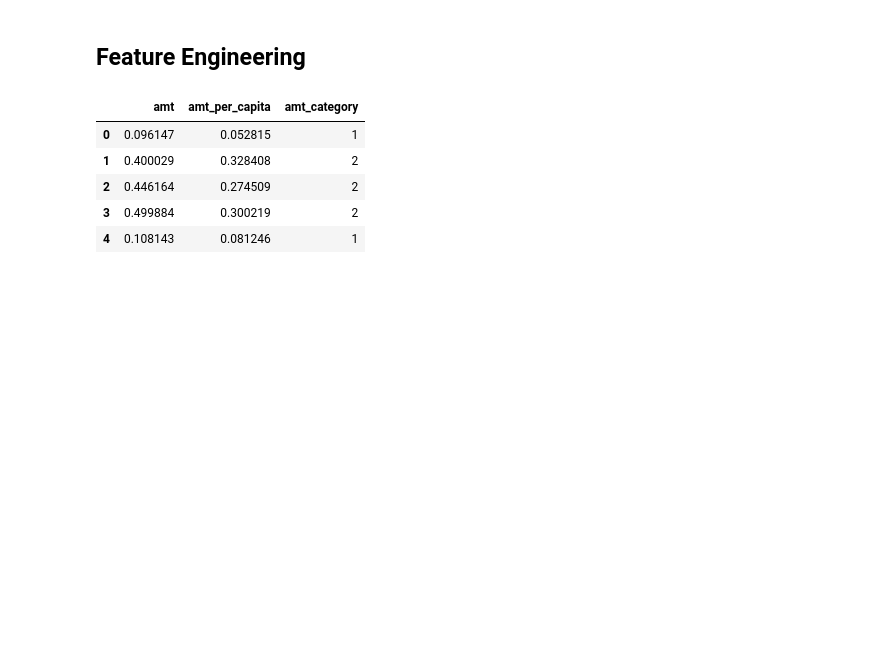
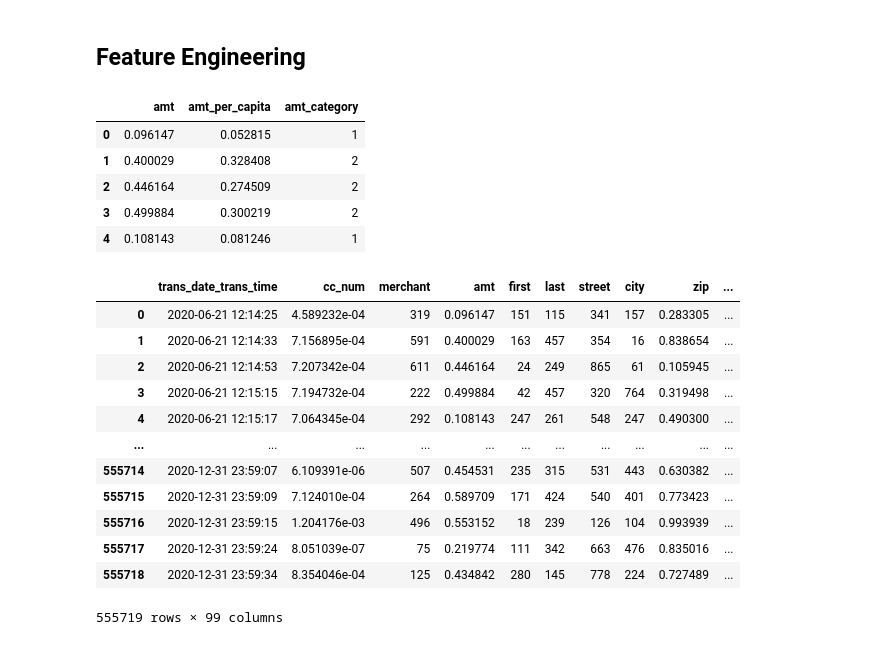
Before and after one commit to NadaManai/Credit-Card-Fraud-Detection, a Jupyter notebook: Data Cleaning.ipynb, the cells around one changed output. Saved outputs shown, nothing was run; the diff lists cells and outputs as text; code cells hidden in the pictures; blank space fills up the shorter version.

```diff
--- a/Data Cleaning.ipynb
+++ b/Data Cleaning.ipynb
@@ -371,7 +371,7 @@ def add_age_feature(df):
     df['age_group'] = pd.cut(
         df['age'],
         bins=[0, 25, 40, 60, 100],
-        labels=['Young', 'Adult', 'Mature', 'Senior']
+        labels=['0', '1', '2', '3'] # 0: young 1:adult 2: mature 3:senior
     )
 
     return df
@@ -407,0 +438,36 @@ train_df[["amt", "amt_per_capita", "amt_category"]].head()
+# %%
+# customer level aggregation features
+def add_customer_agg_features(train_df, test_df):
+    customer_stats = train_df.groupby("cc_num").agg(
+        avg_transaction_amt=("amt", "mean"),
+        std_transaction_amt=("amt", "std"),
+        transaction_count=("amt", "count")
+    ).reset_index()
+
+    train_df = train_df.merge(customer_stats, on="cc_num", how="left")
+
+    test_df = test_df.merge(customer_stats, on="cc_num", how="left")
+
+    train_df["std_transaction_amt"].fillna(0, inplace=True)
+    test_df["std_transaction_amt"].fillna(0, inplace=True)
+
+    return train_df, test_df
+
+
+train_df, test_df = add_customer_agg_features(train_df, test_df)
+# %%
+train_df
+# %% [output]
+|  | trans_date_trans_time | cc_num | merchant | amt | first | last | street | city | zip | ... |
+| 0 | 2020-06-21 12:14:25 | 4.589232e-04 | 319 | 0.096147 | 151 | 115 | 341 | 157 | 0.283305 | ... |
+| 1 | 2020-06-21 12:14:33 | 7.156895e-04 | 591 | 0.400029 | 163 | 457 | 354 | 16 | 0.838654 | ... |
+| 2 | 2020-06-21 12:14:53 | 7.207342e-04 | 611 | 0.446164 | 24 | 249 | 865 | 61 | 0.105945 | ... |
+| 3 | 2020-06-21 12:15:15 | 7.194732e-04 | 222 | 0.499884 | 42 | 457 | 320 | 764 | 0.319498 | ... |
+| 4 | 2020-06-21 12:15:17 | 7.064345e-04 | 292 | 0.108143 | 247 | 261 | 548 | 247 | 0.490300 | ... |
+| ... | ... | ... | ... | ... | ... | ... | ... | ... | ... | ... |
+| 555714 | 2020-12-31 23:59:07 | 6.109391e-06 | 507 | 0.454531 | 235 | 315 | 531 | 443 | 0.630382 | ... |
+| 555715 | 2020-12-31 23:59:09 | 7.124010e-04 | 264 | 0.589709 | 171 | 424 | 540 | 401 | 0.773423 | ... |
+| 555716 | 2020-12-31 23:59:15 | 1.204176e-03 | 496 | 0.553152 | 18 | 239 | 126 | 104 | 0.993939 | ... |
+| 555717 | 2020-12-31 23:59:24 | 8.051039e-07 | 75 | 0.219774 | 111 | 342 | 663 | 476 | 0.835016 | ... |
+| 555718 | 2020-12-31 23:59:34 | 8.354046e-04 | 125 | 0.434842 | 280 | 145 | 778 | 224 | 0.727489 | ... |
+555719 rows × 99 columns
```
Also changed, not shown: parts of 3 cells of this notebook.
